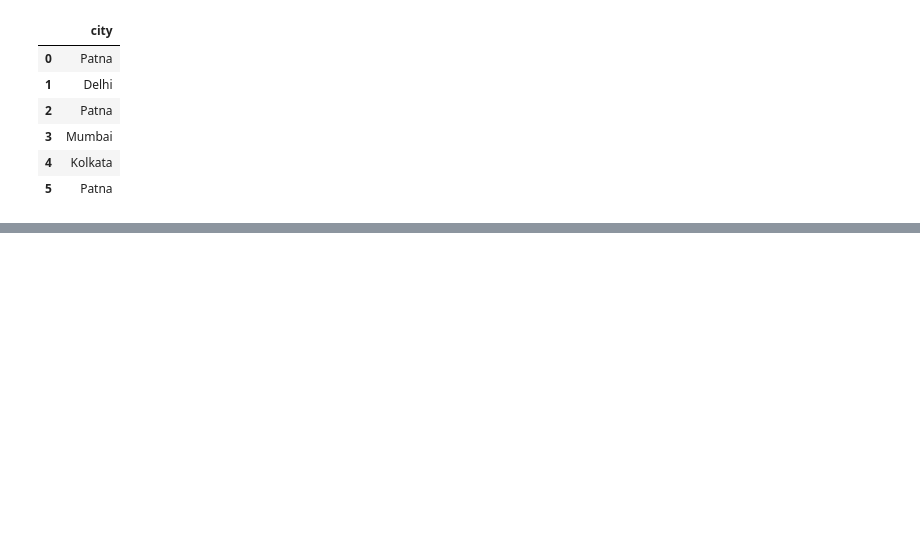
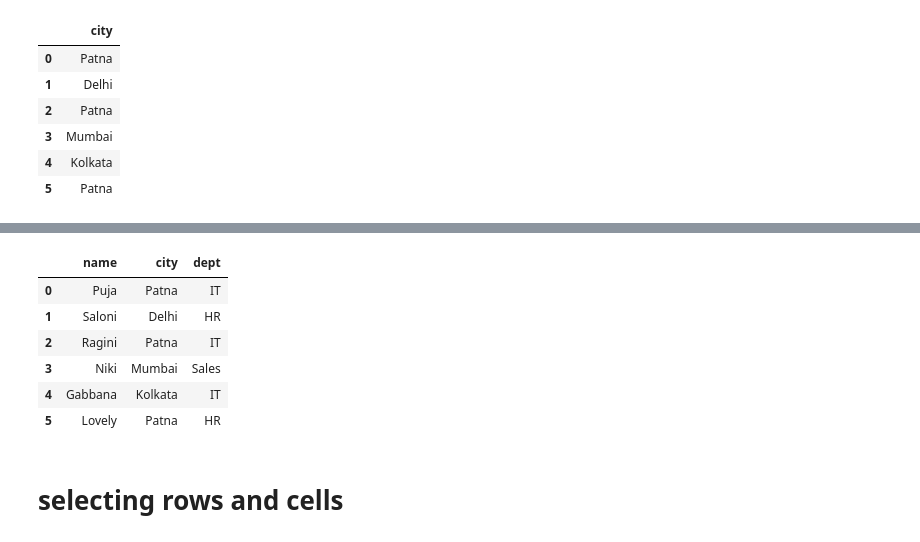
Before and after one commit to Ghanshyamsharma7/Python, a Jupyter notebook: Panda_dataframe.ipynb, the cells around one changed output, grey strips where cells are left out. Cells and saved outputs as stored; diff of their text form; code cells hidden in the pictures; blank space fills up the shorter version.

```diff
--- a/Panda_dataframe.ipynb
+++ b/Panda_dataframe.ipynb
@@ -209,0 +252,12 @@ df[["city"]]  #returns column as a dataframe
+# %%
+df.select_dtypes(include="object")
+# %% [output]
+|  | name | city | dept |
+| 0 | Puja | Patna | IT |
+| 1 | Saloni | Delhi | HR |
+| 2 | Ragini | Patna | IT |
+| 3 | Niki | Mumbai | Sales |
+| 4 | Gabbana | Kolkata | IT |
+| 5 | Lovely | Patna | HR |
+# %% [markdown]
+# **selecting rows and cells**
```
Also changed, not shown: parts of 16 cells of this notebook.
